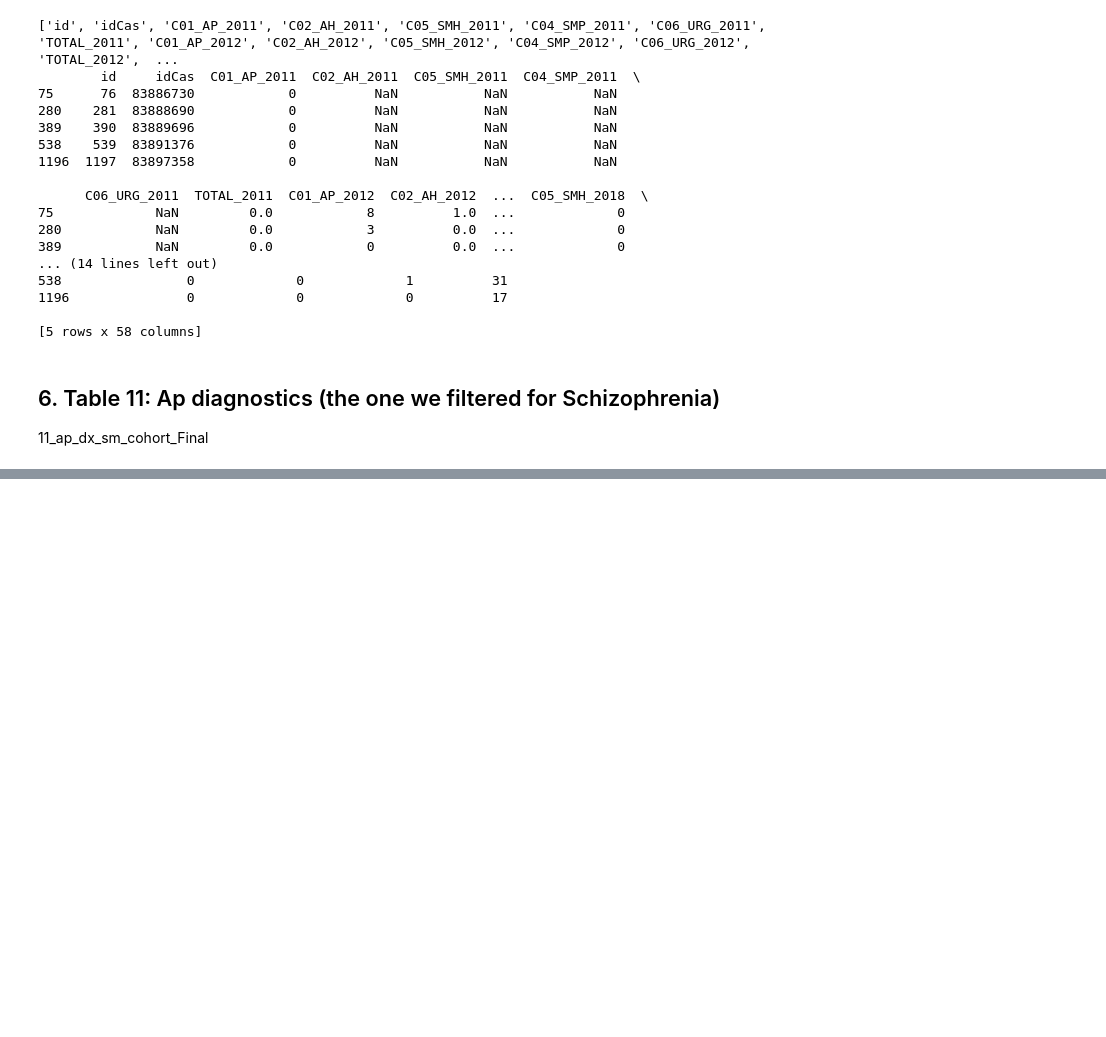
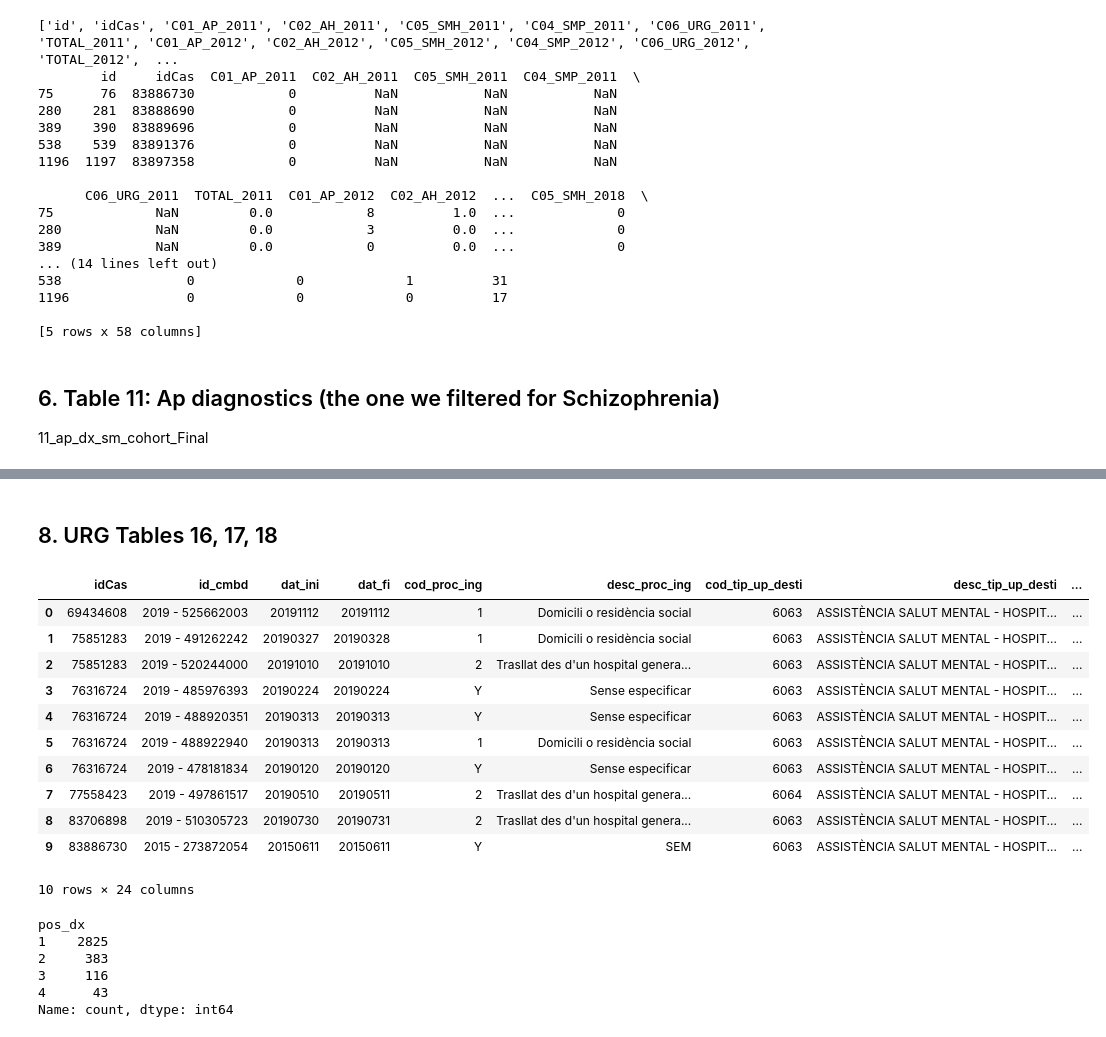
Before and after one commit to laiaraja/Data-sintetica, a Jupyter notebook: src/anys_cobertura_taules.ipynb, the cells around one changed output, grey strips where cells are left out. Saved outputs shown, nothing was run; the diff lists cells and outputs as text; code cells hidden in the pictures; blank space fills up the shorter version.

```diff
--- a/src/anys_cobertura_taules.ipynb
+++ b/src/anys_cobertura_taules.ipynb
@@ -185,0 +272,64 @@ df_9_2011_2019.to_csv(r"C:\Users\laiar\Desktop\DATOS_PADRIS_nets\Datos_padris_sc
+# %% [markdown]
+## 8. URG Tables 16, 17, 18
+# %%
+# Carregar taules
+df_16_urg_epi = pd.read_csv(r"C:\Users\laiar\Desktop\DATOS_PADRIS_nets\16_cmbd_urg_episodis_final_Final.csv")
+df_17_urg_dx = pd.read_csv(r"C:\Users\laiar\Desktop\DATOS_PADRIS_nets\17_cmbd_urg_diagnostics_cohort_grup_estudi_Final.csv")
+df_18_urg_proc = pd.read_csv(r"C:\Users\laiar\Desktop\DATOS_PADRIS_nets\18_cmbd_urg_p_cohort_grup_estudi_Final.csv")
+
+# Filtrar per cohort
+df_16_f = df_16_urg_epi[df_16_urg_epi['idCas'].isin(df_schiz)]
+df_17_f = df_17_urg_dx[df_17_urg_dx['idCas'].isin(df_schiz)]
+df_18_f = df_18_urg_proc[df_18_urg_proc['idCas'].isin(df_schiz)]
+
+# Taula 16 - columnes seleccionades
+df_16_slim = df_16_f[['idCas', 'id_cmbd', 'dat_ini', 'dat_fi', 'cod_proc_ing', 'desc_proc_ing', 'cod_tip_up_desti', 'desc_tip_up_desti']]
+
+# Taula 17 - pivot desc_dx posicions 1-4
+df_17_wide = df_17_f[df_17_f['pos_dx'].isin([1,2,3,4])]\
+    .pivot_table(index=['idCas', 'id_cmbd'], columns='pos_dx', values='desc_dx', aggfunc='first')\
+    .reindex(columns=[1,2,3,4])\
+    .reset_index()
+df_17_wide.columns = ['idCas', 'id_cmbd', 'desc_dx_1', 'desc_dx_2', 'desc_dx_3', 'desc_dx_4']
+for i in [1,2,3,4]:
+    df_17_wide.insert(df_17_wide.columns.get_loc(f'desc_dx_{i}'), f'pos_dx_{i}',
+        df_17_wide[f'desc_dx_{i}'].apply(lambda x: i if pd.notna(x) else None))
+
+# Taula 18 - pivot desc_proc posicions 0-3
+df_18_wide = df_18_f[df_18_f['pos_proc'].isin([0,1,2,3])]\
+    .pivot_table(index=['idCas', 'id_cmbd'], columns='pos_proc', values='desc_proc', aggfunc='first')\
+    .reindex(columns=[0,1,2,3])\
+    .reset_index()
+df_18_wide.columns = ['idCas', 'id_cmbd', 'desc_proc_0', 'desc_proc_1', 'desc_proc_2', 'desc_proc_3']
+for i in [0,1,2,3]:
+    df_18_wide.insert(df_18_wide.columns.get_loc(f'desc_proc_{i}'), f'pos_proc_{i}',
+        df_18_wide[f'desc_proc_{i}'].apply(lambda x: i if pd.notna(x) else None))
+
+# Merge
+df_merged_urg = df_16_slim\
+    .merge(df_17_wide, on=['idCas', 'id_cmbd'], how='left')\
+    .merge(df_18_wide, on=['idCas', 'id_cmbd'], how='left')
+# %%
+df_merged_urg.head(10)
+# %% [output]
+|  | idCas | id_cmbd | dat_ini | dat_fi | cod_proc_ing | desc_proc_ing | cod_tip_up_desti | desc_tip_up_desti | ... |
+| 0 | 69434608 | 2019 - 525662003 | 20191112 | 20191112 | 1 | Domicili o residència social | 6063 | ASSISTÈNCIA SALUT MENTAL - HOSPIT... | ... |
+| 1 | 75851283 | 2019 - 491262242 | 20190327 | 20190328 | 1 | Domicili o residència social | 6063 | ASSISTÈNCIA SALUT MENTAL - HOSPIT... | ... |
+| 2 | 75851283 | 2019 - 520244000 | 20191010 | 20191010 | 2 | Trasllat des d'un hospital genera... | 6063 | ASSISTÈNCIA SALUT MENTAL - HOSPIT... | ... |
+| 3 | 76316724 | 2019 - 485976393 | 20190224 | 20190224 | Y | Sense especificar | 6063 | ASSISTÈNCIA SALUT MENTAL - HOSPIT... | ... |
+| 4 | 76316724 | 2019 - 488920351 | 20190313 | 20190313 | Y | Sense especificar | 6063 | ASSISTÈNCIA SALUT MENTAL - HOSPIT... | ... |
+| 5 | 76316724 | 2019 - 488922940 | 20190313 | 20190313 | 1 | Domicili o residència social | 6063 | ASSISTÈNCIA SALUT MENTAL - HOSPIT... | ... |
+| 6 | 76316724 | 2019 - 478181834 | 20190120 | 20190120 | Y | Sense especificar | 6063 | ASSISTÈNCIA SALUT MENTAL - HOSPIT... | ... |
+| 7 | 77558423 | 2019 - 497861517 | 20190510 | 20190511 | 2 | Trasllat des d'un hospital genera... | 6064 | ASSISTÈNCIA SALUT MENTAL - HOSPIT... | ... |
+| 8 | 83706898 | 2019 - 510305723 | 20190730 | 20190731 | 2 | Trasllat des d'un hospital genera... | 6063 | ASSISTÈNCIA SALUT MENTAL - HOSPIT... | ... |
+| 9 | 83886730 | 2015 - 273872054 | 20150611 | 20150611 | Y | SEM | 6063 | ASSISTÈNCIA SALUT MENTAL - HOSPIT... | ... |
+10 rows × 24 columns
+# %%
+print(df_17_f['pos_dx'].value_counts().sort_index())
+# %% [output]
+pos_dx
+1    2825
+2     383
+3     116
+4      43
+Name: count, dtype: int64
```
Also changed, not shown: parts of 9 cells of this notebook.
